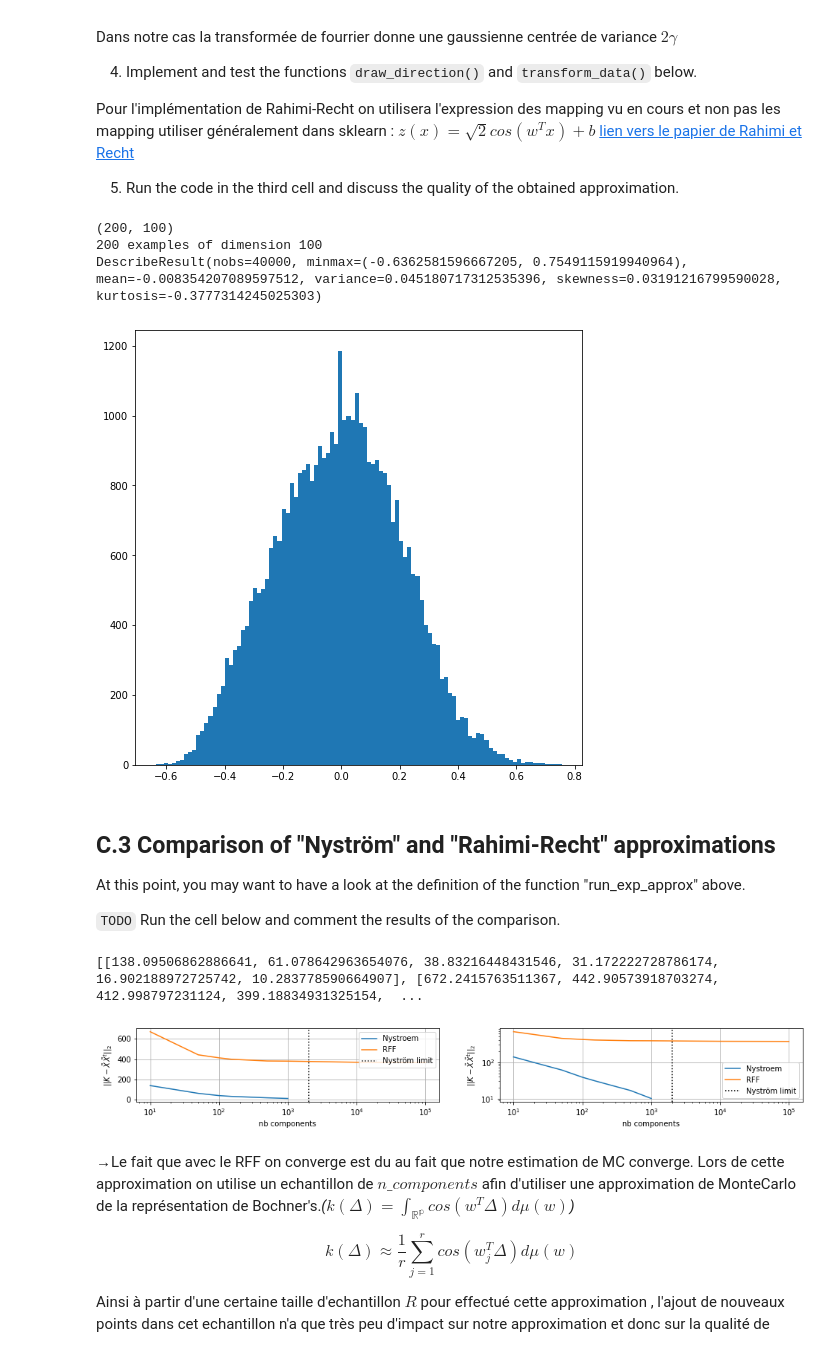
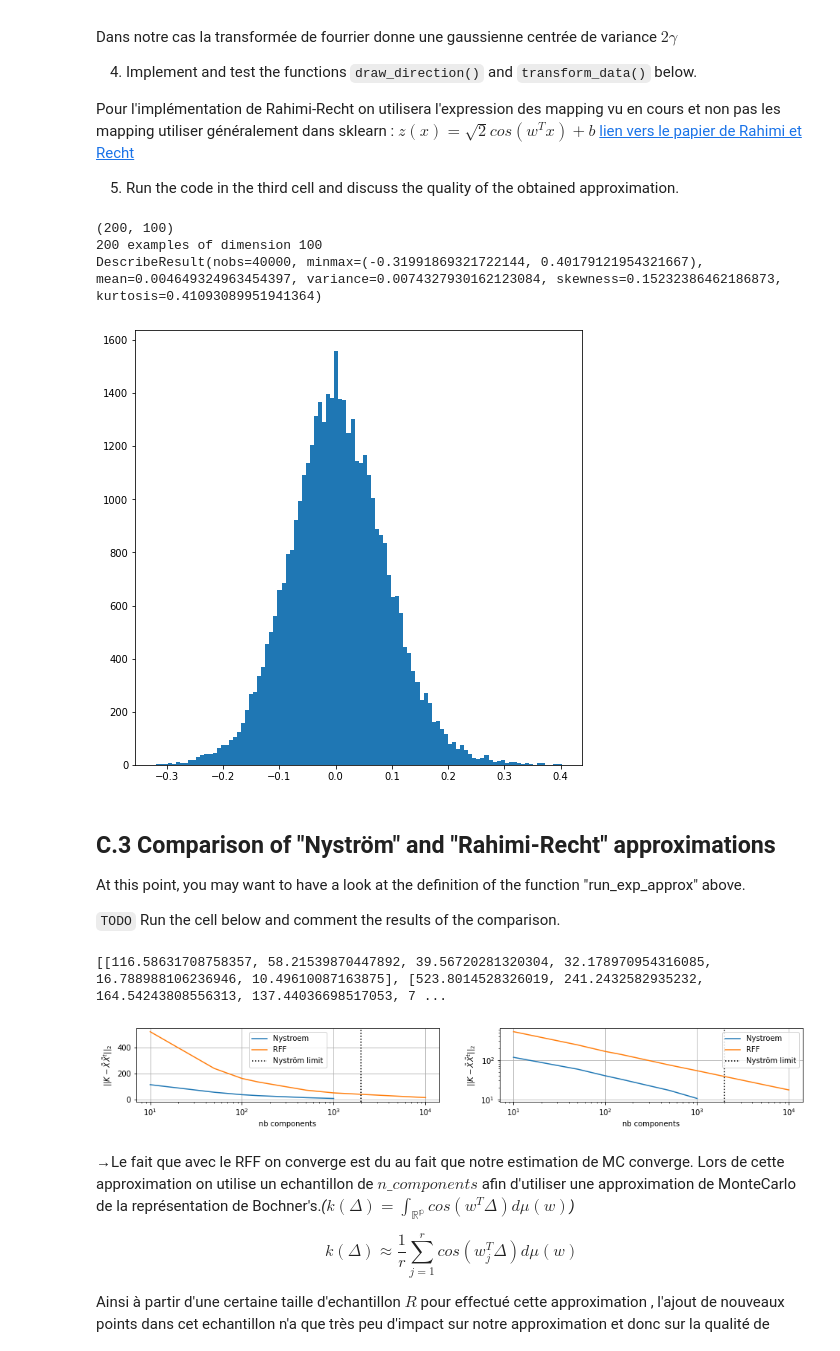
Before and after one commit to AdrienMarquer22/largescale, a Jupyter notebook: TP1_AdrienMarquer_JeanAlainMorel.ipynb, the cells around one changed output. Saved outputs shown, nothing was run; the diff lists cells and outputs as text; code cells hidden in the pictures.

```diff
--- a/TP1_AdrienMarquer_JeanAlainMorel.ipynb
+++ b/TP1_AdrienMarquer_JeanAlainMorel.ipynb
@@ -622,9 +622,26 @@ def transform_data(X, W):
     projection=np.dot(X,W.T)
     projection_cos=np.cos(projection)
     projection_sin=np.sin(projection)
-    zip_array=np.ravel([projection_cos,projection_sin],order="F").reshape(np.shape(projection_cos)[0],np.shape(projection_cos)[1]*2)
-    zip_array*= (1/r)**0.5
-    return zip_array
+    proj_cos=projection_cos.tolist()
+    proj_sin=projection_sin.tolist()
+    z_ls=[]
+    for row_index in range(len(proj_cos)):
+        new_row=[]
+        for col_index in range(len(proj_cos[row_index])):
+            new_row.append(proj_cos[row_index][col_index])
+            new_row.append(proj_sin[row_index][col_index])
+        z_ls.append(new_row)
+    final_array=np.asarray(z_ls)
+
+
+    # Ne marche pas :
+
+    # zip_array=np.ravel([projection_cos,projection_sin],order="F").reshape(np.shape(projection_cos)[0],np.shape(projection_cos)[1]*2)
+    # zip_array*= (1/r)**0.5
+
+
+    final_array*= (1/r)**0.5
+    return final_array
 # %%
 sub_data = data_train[:200]
 n_features = data_train.shape[1]
@@ -647,8 +664,8 @@ plt.show()
 # %% [output]
 (200, 100)
 200 examples of dimension 100
-DescribeResult(nobs=40000, minmax=(-0.6362581596667205, 0.7549115919940964), mean=-0.008354207089597512, variance=0.045180717312535396, skewness=0.03191216799590028, kurtosis=-0.3777314245025303)
+DescribeResult(nobs=40000, minmax=(-0.31991869321722144, 0.40179121954321667), mean=0.004649324963454397, variance=0.0074327930162123084, skewness=0.15232386462186873, kurtosis=0.41093089951941364)
-[figure, old version]
+[figure, new version]
 # %% [markdown]
 ## C.3 Comparison of "Nyström" and "Rahimi-Recht" approximations
 
@@ -658,19 +675,19 @@ At this point, you may want to have a look at the definition of the function "ru
 # %%
 class transform_rff_0_001:
     def __init__(self) -> None:
         pass
     def set_params(self,n_components):
         self.n_components=n_components
     def fit_transform(self,X):
         return transform_data(X, draw_directions(X.shape[1], n_components=self.n_components, gamma=0.001))
 sub_data = data_train[:2000]
 run_exp_approx(data_train=sub_data,                                        # data
-               approx_sizes=[10, 50, 100, 150, 500, 1000, 10**4, 10**5],   # sizes of approximation to be tested
+               approx_sizes=[10, 50, 100, 150, 500, 1000, 10**4 ],   # sizes of approximation to be tested
                algs=[Nystroem(gamma=0.001),transform_rff_0_001() ],          # methods to be tested (Nystroem object or function to transform the data)
                labels=['Nystroem', 'RFF'])                                 # label to attach to each method
 # %% [output]
-[[138.09506862886641, 61.078642963654076, 38.83216448431546, 31.172222728786174, 16.902188972725742, 10.283778590664907], [672.2415763511367, 442.90573918703274, 412.998797231124, 399.18834931325154,  ...
+[[116.58631708758357, 58.21539870447892, 39.56720281320304, 32.178970954316085, 16.788988106236946, 10.49610087163875], [523.8014528326019, 241.2432582935232, 164.54243808556313, 137.44036698517053, 7 ...
-[figure, old version]
+[figure, new version]
 # %% [markdown]
 &rarr;Le fait que avec le RFF on converge est du au fait que notre estimation de MC converge.
 Lors de cette approximation on utilise un echantillon de $n\_components$ afin d'utiliser une approximation de MonteCarlo de la représentation de Bochner's.*($k(\Delta) =\int_\mathbb{R^p} cos(w^T \Delta) d\mu(w)$)*
```
Also changed, not shown: parts of 15 cells of this notebook.
